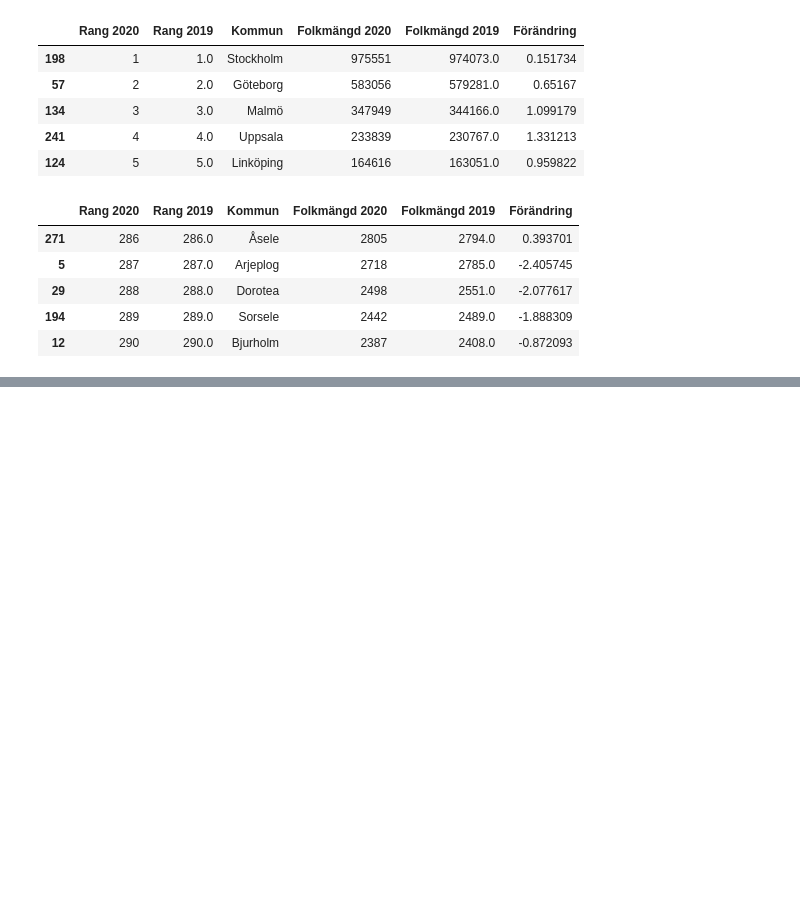
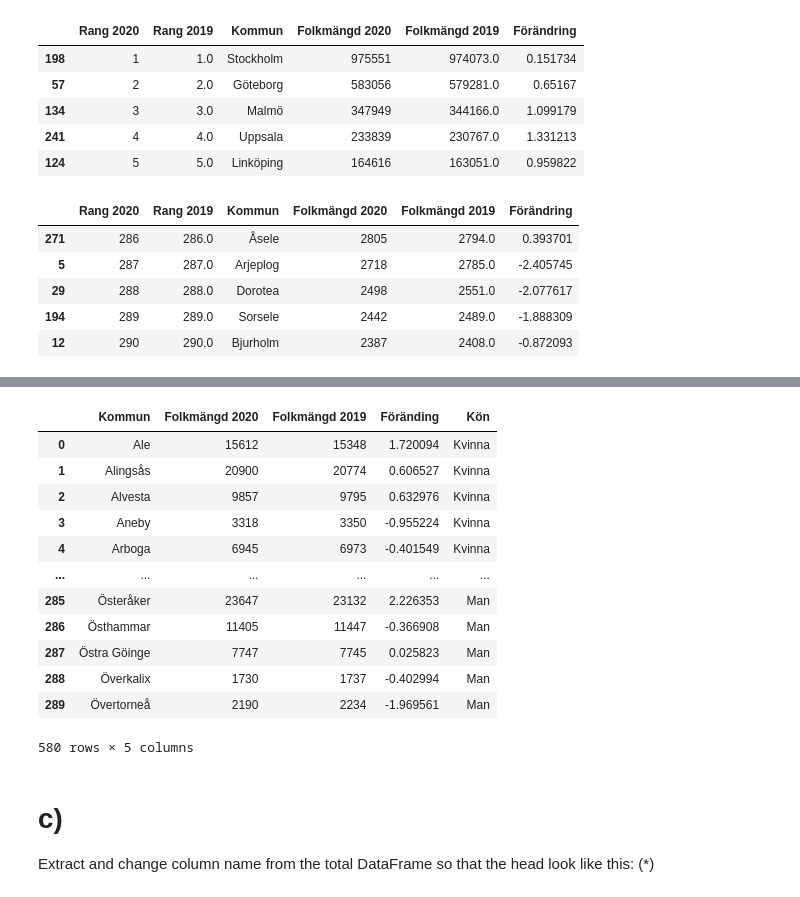
Before and after one commit to JonasBE13/Databehandling-Jonas-Bengtstrom, a Jupyter notebook: Databehandling exercies/E00_pandas_basic_syntax.ipynb, the cells around one changed output, grey strips where cells are left out. Drawn from its saved outputs; the diff is of its cells as text; code cells hidden in the pictures; blank space fills up the shorter version.

```diff
--- a/Databehandling exercies/E00_pandas_basic_syntax.ipynb
+++ b/Databehandling exercies/E00_pandas_basic_syntax.ipynb
@@ -298,0 +313,4 @@ for i, (data, title) in enumerate(zip(data_frames, titles)):
+# %%
+df_män = pd.read_excel("../Data/komtopp50_2020.xlsx", sheet_name="Män")
+df_kvinnor = pd.read_excel("../Data/komtopp50_2020.xlsx", sheet_name="Kvinnor")
+df_kvinnor
@@ -298,0 +370,33 @@ for i, (data, title) in enumerate(zip(data_frames, titles)):
+# %%
+def df_pop(df): # simple function that allows me to remove/pop 'Rang 2019/2020' from the dataframe.
+    df.pop("Rang 2019") # simple '.pop'. Removes the specified column
+    df.pop("Rang 2020") # same as above
+    return df
+
+df_pop(df_women)
+df_pop(df_men)
+
+# concatenate = sammanfoga
+df_merged = pd.concat([df_women, df_men]) # concat allows me to merge specified DateFrames.
+
+# TODO: Read up on concat, merge & join.
+# https://www.geeksforgeeks.org/how-to-combine-two-dataframe-in-python-pandas/
+
+df_merged
+# %% [output]
+|  | Kommun | Folkmängd 2020 | Folkmängd 2019 | Föränding | Kön |
+| 0 | Ale | 15612 | 15348 | 1.720094 | Kvinna |
+| 1 | Alingsås | 20900 | 20774 | 0.606527 | Kvinna |
+| 2 | Alvesta | 9857 | 9795 | 0.632976 | Kvinna |
+| 3 | Aneby | 3318 | 3350 | -0.955224 | Kvinna |
+| 4 | Arboga | 6945 | 6973 | -0.401549 | Kvinna |
+| ... | ... | ... | ... | ... | ... |
+| 285 | Österåker | 23647 | 23132 | 2.226353 | Man |
+| 286 | Östhammar | 11405 | 11447 | -0.366908 | Man |
+| 287 | Östra Göinge | 7747 | 7745 | 0.025823 | Man |
+| 288 | Överkalix | 1730 | 1737 | -0.402994 | Man |
+| 289 | Övertorneå | 2190 | 2234 | -1.969561 | Man |
+580 rows × 5 columns
+# %% [markdown]
+# c)
+Extract and change column name from the total DataFrame so that the head look like this: (*)
```
Also changed, not shown: parts of 7 cells of this notebook, 1 other file.
